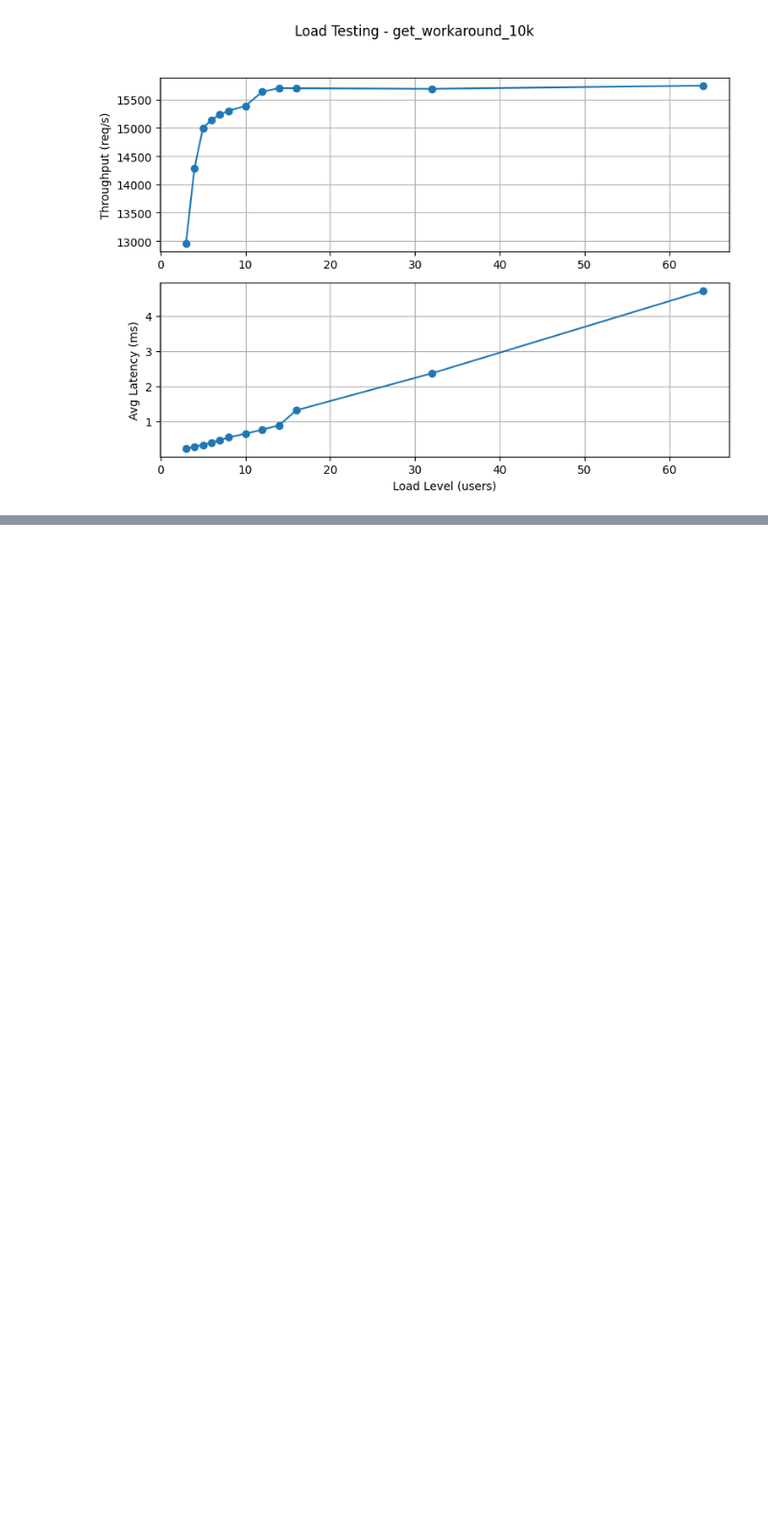
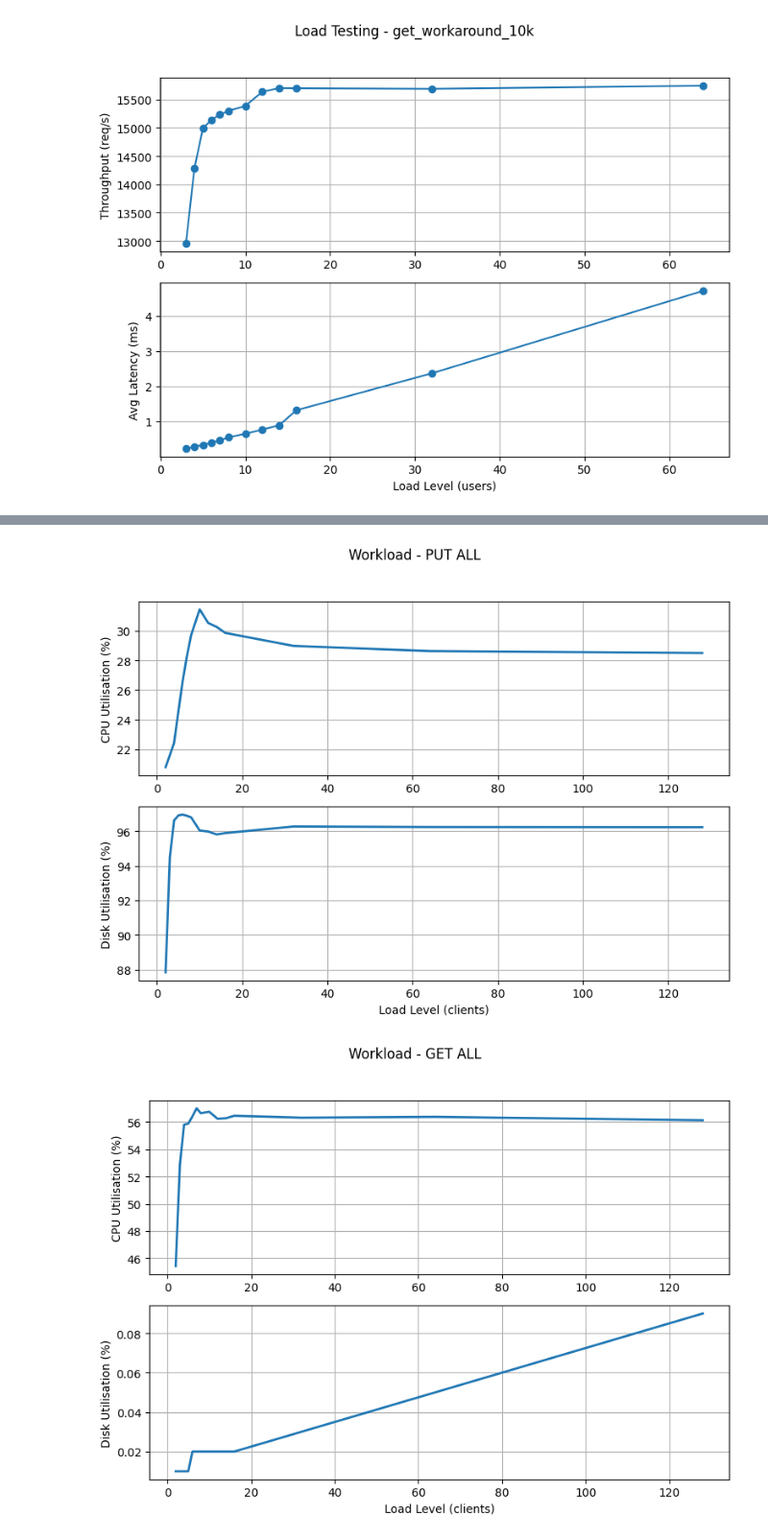
Before and after one commit to suyashjoshi404/HTTP-KV-Server, a Jupyter notebook: scripts/plot.ipynb, the cells around one changed output, grey strips where cells are left out. Shown: that part at 96% size. Saved outputs shown, nothing was run; the diff lists cells and outputs as text; code cells hidden in the pictures; blank space fills up the shorter version.

```diff
--- a/scripts/plot.ipynb
+++ b/scripts/plot.ipynb
@@ -47,7 +53,7 @@ import pandas as pd
 import matplotlib.pyplot as plt
 
 # Load the Excel file
-file_path = "data.xlsx"
+file_path = "../results/data.xlsx"
 
 # Sheets to process
 sheets = ["put_workaround_10k", "get_workaround_10k"]
@@ -87,0 +113,55 @@ for sheet in sheets:
+# %%
+import os
+import re
+import matplotlib.pyplot as plt
+
+files = {
+    "../results/put_cpu_disk_util.txt": "Workload - PUT ALL",
+    "../results/get_cpu_disk_util.txt": "Workload - GET ALL"
+}
+
+pattern = re.compile(
+    r"clients=(\d+).*?core1_user_pct=([\d.]+).*?disk_util_pct=([\d.]+)",
+    re.DOTALL
+)
+
+for filepath, title in files.items():
+
+    if not os.path.exists(filepath):
+        print(f"❌ File missing: {filepath}")
+        continue
+
+    with open(filepath, "r") as f:
+        text = f.read()
+
+    clients, cpu_usage, disk_usage = [], [], []
+
+    for match in pattern.finditer(text):
+        clients.append(int(match.group(1)))
+        cpu_usage.append(float(match.group(2)))
+        disk_usage.append(float(match.group(3)))
+
+    # Sort by number of clients to ensure line order is correct
+    clients, cpu_usage, disk_usage = zip(*sorted(zip(clients, cpu_usage, disk_usage)))
+
+    # Create stacked subplot layout
+    fig, ax = plt.subplots(2, 1, figsize=(8, 6))
+    fig.suptitle(title)
+
+    # --- CPU Utilisation Plot ---
+    ax[0].plot(clients, cpu_usage, linewidth=2, label="CPU Utilisation (%)")
+    ax[0].set_ylabel("CPU Utilisation (%)")
+    ax[0].grid(True)
+
+    # --- Disk Utilisation Plot ---
+    ax[1].plot(clients, disk_usage, linewidth=2, label="Disk Utilisation (%)")
+    ax[1].set_ylabel("Disk Utilisation (%)")
+    ax[1].set_xlabel("Load Level (clients)")
+    ax[1].grid(True)
+
+    # Fix spacing so title doesn't overlap graphics
+    plt.tight_layout(rect=[0, 0, 1, 0.95])
+    plt.show()
+# %% [output]
+[figure, added]
+[figure, added]
```
Also changed, not shown: parts of 3 cells of this notebook, 12 other files.
